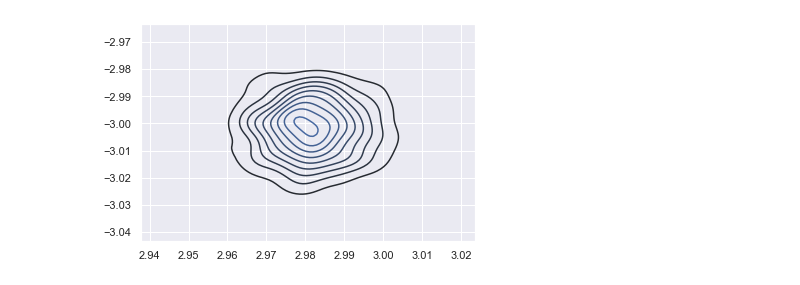
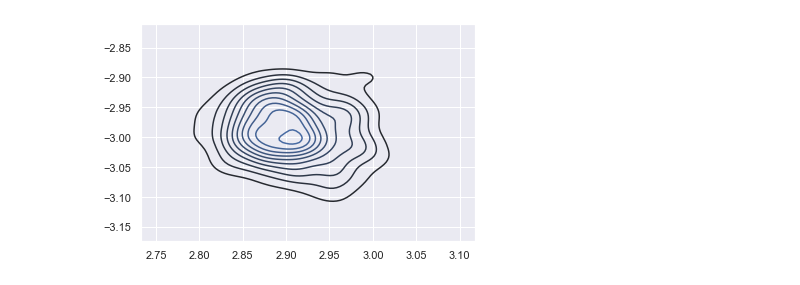
Before and after one commit to JiajunSong629/SGHMC, a Jupyter notebook: example.ipynb, the cells around one changed output. Cells and saved outputs as stored; diff of their text form; code cells hidden in the pictures.

```diff
--- a/example.ipynb
+++ b/example.ipynb
@@ -4,7 +4,7 @@ import seaborn as sns
 import matplotlib.pyplot as plt
 # %%
 ## samples, multimodal mixture gaussian
-N = 20000
+N = 1000
 theta1 = -3
 theta2 = 3
 z = np.random.choice(2, N, p=[0.5,0.5])
@@ -25,8 +25,8 @@ def log_prior(theta):
 def log_lik(theta, x):
     return(np.log(0.5 * np.exp(-0.5*(theta[0]-x)**2) + 0.5* np.exp(-0.5*(theta[1]-x)**2)))
 
-def U(theta, x, n, batch_size):
-    return(-log_prior(theta) - (n/batch_size)*np.sum(log_lik(theta, x)))
+def U(theta, x, scale):
+    return(-log_prior(theta) - scale*np.sum(log_lik(theta, x)))
 
 gradU = jacobian(U, argnum=0)
 # %%
@@ -36,9 +36,9 @@ batches = create_batch(X, 10)
 # %%
 from sghmc import sghmc
 
-samples = sghmc(gradU, X, 1000, np.array([.0, .0]))
+samples = sghmc(gradU, X, 100, np.array([.0, .0]))
 sns.set()
 sns.kdeplot(samples[:,0], samples[:,1])
 pass
 # %% [output]
-[figure, old version]
+[figure, new version]
```
Also changed, not shown: 4 other files.
